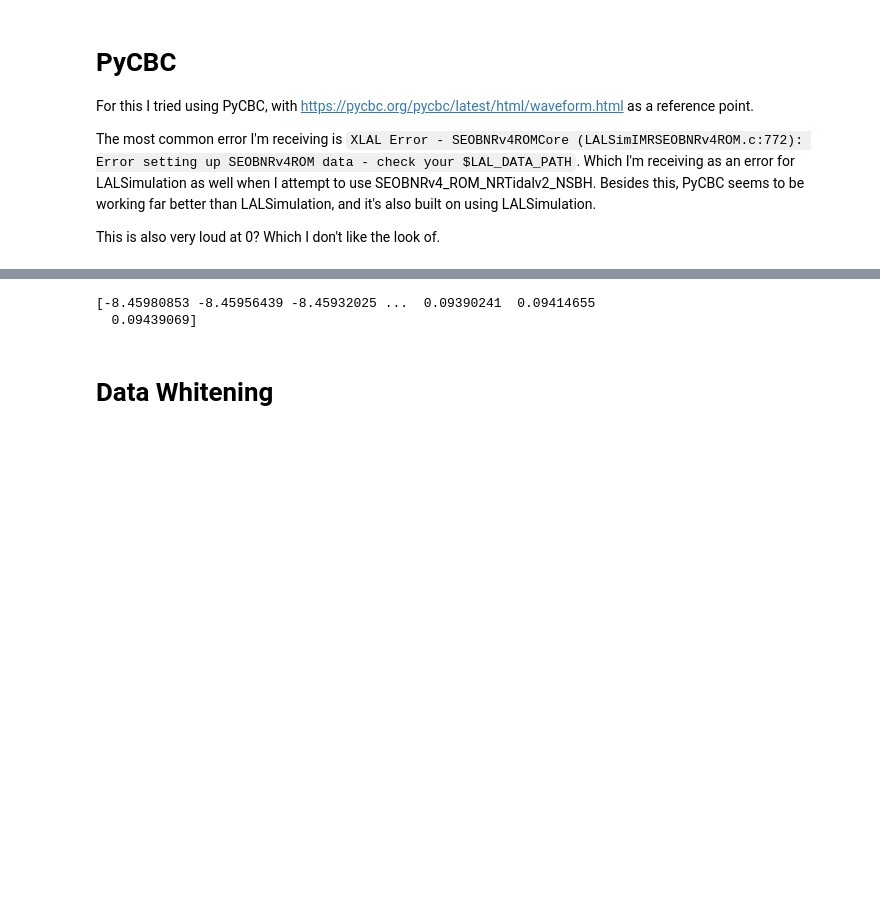
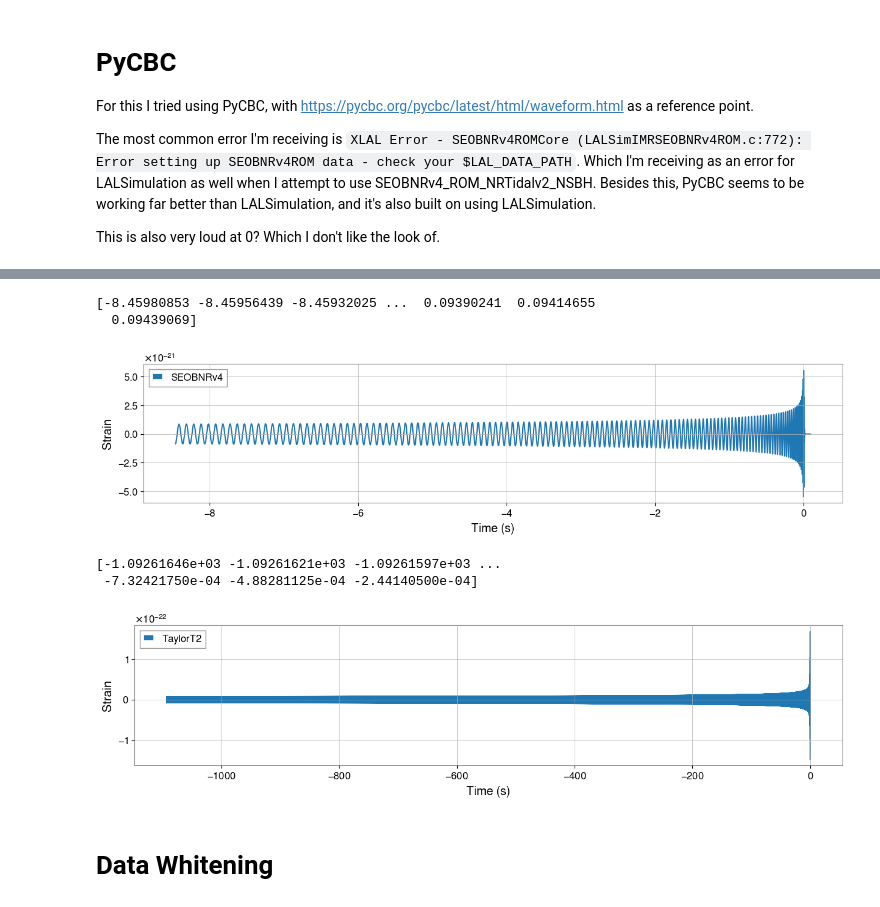
Before and after one commit to brettonsimpson/group-4-final-project-phys-139, a Jupyter notebook: theta (3).ipynb, the cells around one changed output, grey strips where cells are left out. Drawn from its saved outputs; the diff is of its cells as text; code cells hidden in the pictures; blank space fills up the shorter version.

Commit message:
Sampler Function
Work in progress code to sample discrete points from a generated inspiral signal to be added to GWOSC background data

```diff
--- a/theta (3).ipynb
+++ b/theta (3).ipynb
@@ -81,18 +60,27 @@ PyCBC.libutils: pkg-config call failed, setting NO_PKGCONFIG=1
 # %%
 m1 = [30, 1.2, 19.5] #varying masses based on aprox we're using. for i = 3, m1 >= m2
 m2 = [20, 1.5, 1.5]
+
+
 for i in range(2):
     hp, hc = get_td_waveform(approximant=labels[i], mass1=m1[i], mass2=m2[i], delta_t=dt,
                              delta_f=df, distance=dist, f_final = fmax, f_lower = fmin)
+
+    #data_list = np.append(data_list, )
+    print(hp.sample_times)
+    plt.figure(figsize=(15,3))
     plt.plot(hp.sample_times, hp, label=labels[i])
-    print(hp.sample_times)
     plt.ylabel('Strain')
     plt.xlabel('Time (s)')
     plt.legend()
     plt.show()
 # %% [output]
 [-8.45980853 -8.45956439 -8.45932025 ...  0.09390241  0.09414655
   0.09439069]
+[figure, added]
+[-1.09261646e+03 -1.09261621e+03 -1.09261597e+03 ...
+ -7.32421750e-04 -4.88281125e-04 -2.44140500e-04]
+[figure, added]
 # %% [markdown]
 # Data Whitening
 # %%
```
Also changed, not shown: parts of 10 cells of this notebook, 1 other file.
